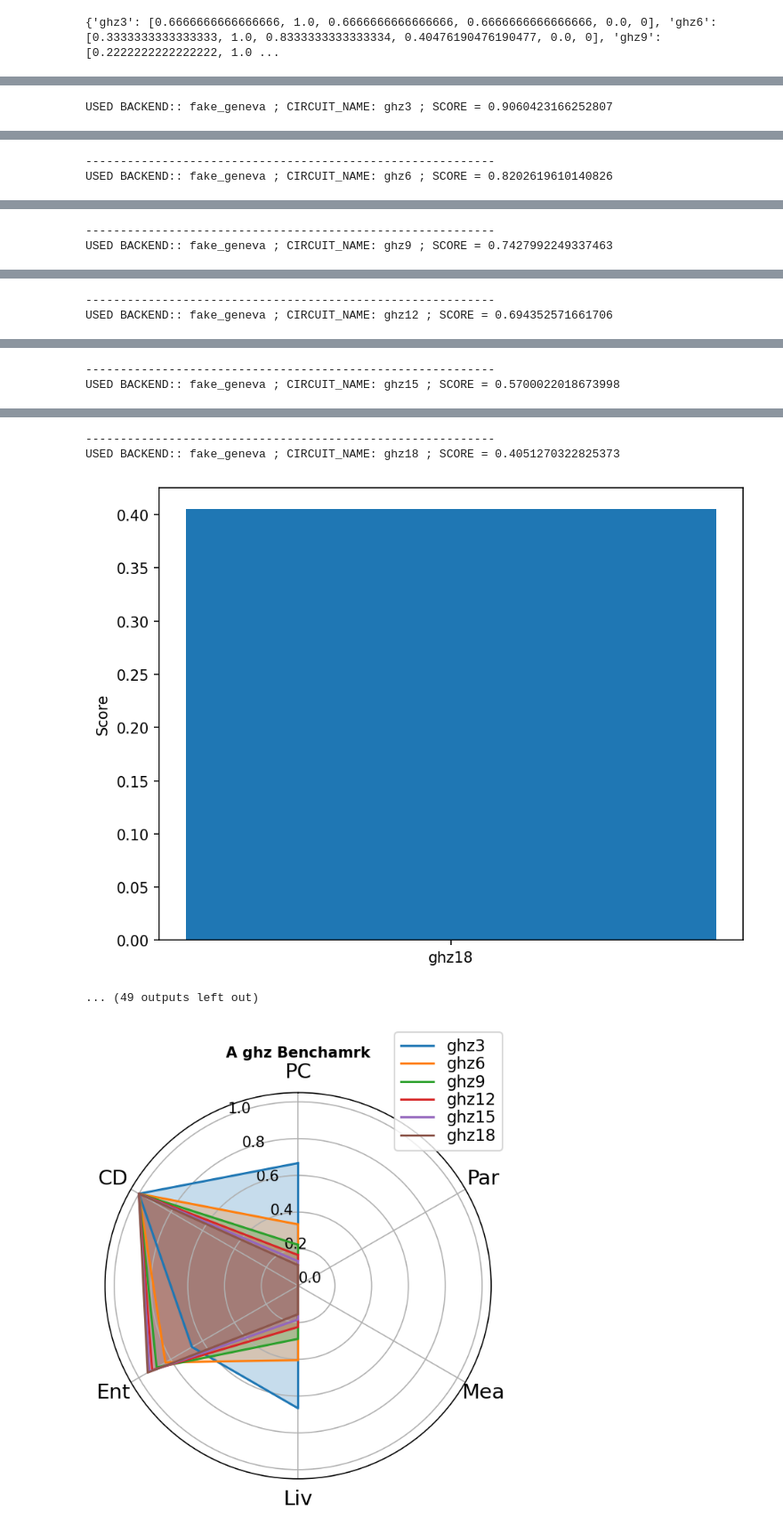
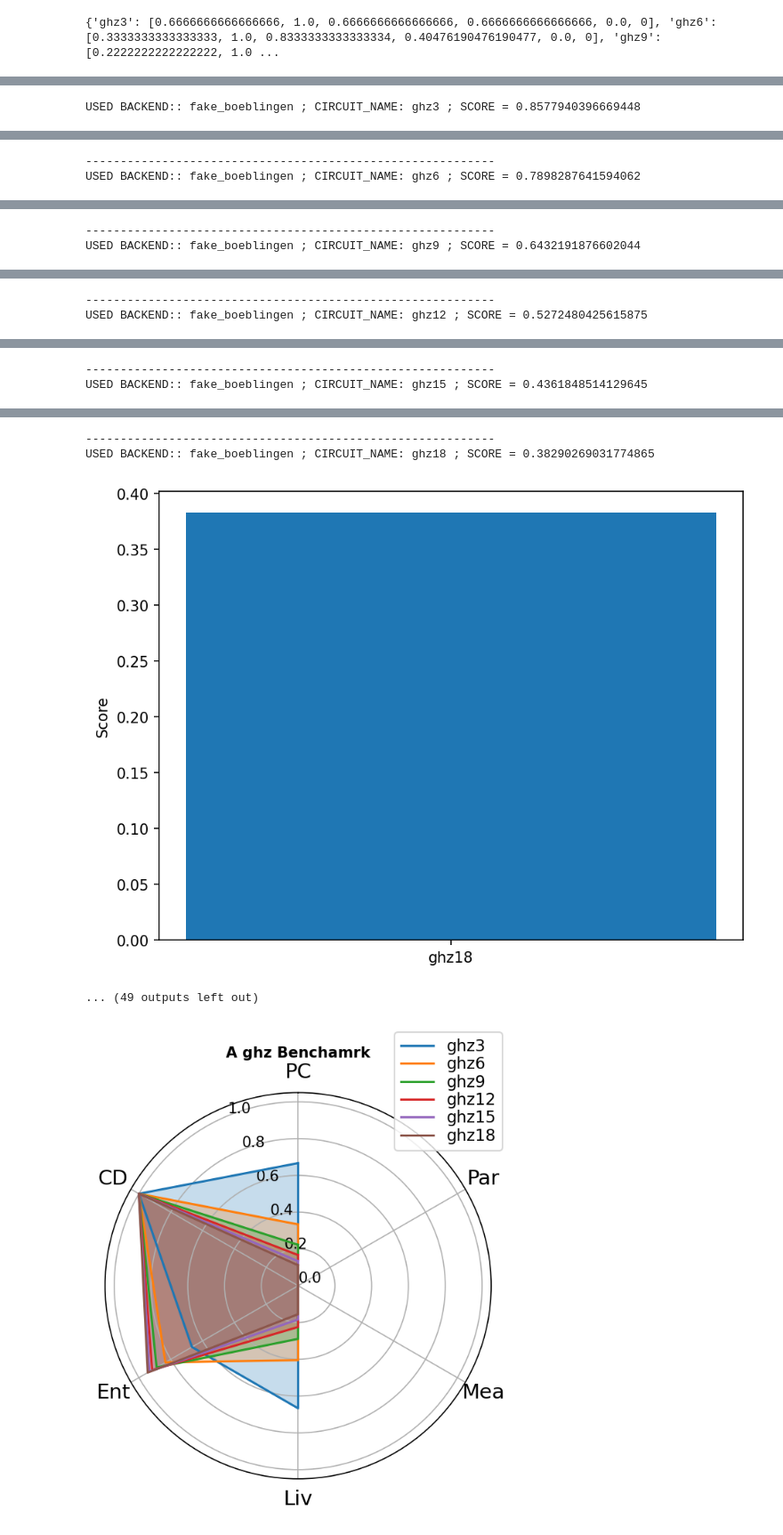
Before and after one commit to vandnaChaturvedi/Supermarq_benchmark_POC, a Jupyter notebook: sm_GHZ.ipynb, the cells around one changed output, grey strips where cells are left out. Shown: that part at 89% size. Saved outputs shown, nothing was run; the diff lists cells and outputs as text; code cells hidden in the pictures.

```diff
--- a/sm_GHZ.ipynb
+++ b/sm_GHZ.ipynb
@@ -13,6 +13,7 @@ upper_limit= 20 # the lower limit of qubits for the circuit
 steps= 3 #jump in qubit numbers
 name_of_algo='ghz'
 # %%
-all_fakes=[FakeAlmadenV2,FakeArmonkV2,FakeAthensV2,FakeAuckland,FakeBelemV2,FakeBoeblingenV2,FakeBogotaV2,FakeBrooklynV2,FakeBurlingtonV2,FakeCairoV2,FakeCambridgeV2,FakeCasablancaV2,FakeEssexV2,FakeGeneva,FakeGuadalupeV2,FakeHanoiV2,FakeJakartaV2,FakeJohannesburgV2,FakeKolkataV2,FakeLagosV2,FakeLimaV2,FakeLondonV2,FakeManhattanV2,FakeManilaV2,FakeMelbourneV2,FakeMontrealV2,FakeMumbaiV2,FakeNairobiV2,FakeOslo,FakeOurenseV2,FakeParisV2,FakePerth,FakePrague,FakePoughkeepsieV2,FakeQuitoV2,FakeRochesterV2,FakeRomeV2,FakeSantiagoV2,FakeSherbrooke,FakeSingaporeV2,FakeSydneyV2,FakeTorontoV2,FakeValenciaV2,FakeVigoV2,FakeWashingtonV2,FakeYorktownV2]
-import random; selected_fakes = random.sample(all_fakes, f)
-selected_fakes  # having any randomly selected 5 fake backends out of 46 mentioned in the inital list
+#all_fakes=[FakeAlmadenV2,FakeArmonkV2,FakeAthensV2,FakeAuckland,FakeBelemV2,FakeBoeblingenV2,FakeBogotaV2,FakeBrooklynV2,FakeBurlingtonV2,FakeCairoV2,FakeCambridgeV2,FakeCasablancaV2,FakeEssexV2,FakeGeneva,FakeGuadalupeV2,FakeHanoiV2,FakeJakartaV2,FakeJohannesburgV2,FakeKolkataV2,FakeLagosV2,FakeLimaV2,FakeLondonV2,FakeManhattanV2,FakeManilaV2,FakeMelbourneV2,FakeMontrealV2,FakeMumbaiV2,FakeNairobiV2,FakeOslo,FakeOurenseV2,FakeParisV2,FakePerth,FakePrague,FakePoughkeepsieV2,FakeQuitoV2,FakeRochesterV2,FakeRomeV2,FakeSantiagoV2,FakeSherbrooke,FakeSingaporeV2,FakeSydneyV2,FakeTorontoV2,FakeValenciaV2,FakeVigoV2,FakeWashingtonV2,FakeYorktownV2]
+#selected_fakes = random.sample(all_fakes, f)
+#selected_fakes  # having any randomly selected 5 fake backends out of 46 mentioned in the inital list
+selected_fakes=[FakeBoeblingenV2,FakeRomeV2,FakeGeneva,FakeTorontoV2,FakeRochesterV2]
@@ -64,7 +48,6 @@ print(benchmark_features)
 # %% [output]
 {'ghz3': [0.6666666666666666, 1.0, 0.6666666666666666, 0.6666666666666666, 0.0, 0], 'ghz6': [0.3333333333333333, 1.0, 0.8333333333333334, 0.40476190476190477, 0.0, 0], 'ghz9': [0.2222222222222222, 1.0 ...
 # %%
-%time
 import time
 import pandas as pd
 from IPython.display import display
@@ -77,25 +60,25 @@ for backend in selected_fakes:
         circuit=benchmark.qiskit_circuit()
         score_list=[]
         timetaken=[]
-        for i in range(0,5):
+        for i in range(0,1):
             start=time.time()
             job = backend().run(circuit, shots=1000)
-            end=time.time()-start
             result = job.result()
             counts = job.result(0).get_counts()
             score = benchmark.score(counts)
+            end=time.time()-start
             score_list.append(score)
             t=job.result(0).time_taken
             timetaken.append(t)
-            #print(i+1,"th iteration Execution time::",t)
-            print(label ," ExecutionTime:",t,"")
-        print("------------------------------------------")
+            print(i+1,"th iteration Execution time::",t, "Total Time Taken ::",end )
+            #print(label ," ExecutionTime:",t,"& Total time:",end)
+        #print("------------------------------------------")
         score = np.mean(score_list)
         sd = np.std(score_list)
         execution_time = np.mean(timetaken)
         dictionary={}
         dictionary["Backend_Time"]=backend().name
-        dictionary["ciruit_Name"]=label
+        dictionary["Ciruit_Name"]=label
         dictionary["Execution_Time"]=execution_time
         dictionary["Total_Time"]=end
         data.append(dictionary)
@@ -159,7 +142,7 @@ for i in selected_fakes:
 # %%
 for label,benchmark,backend,job,score,sd,exec,tot in jobs:
     print("USED BACKEND::",backend().name,"; CIRCUIT_NAME:",label, "; SCORE =",score)
-    supermarq.plotting.plot_results([score], [label])
+    #supermarq.plotting.plot_results([score], [label])   #uncomment this to plot the scores
     print("-----------------------------------------------------------")
 # %% [output]
-USED BACKEND:: fake_geneva ; CIRCUIT_NAME: ghz3 ; SCORE = 0.9060423166252807
+USED BACKEND:: fake_boeblingen ; CIRCUIT_NAME: ghz3 ; SCORE = 0.8577940396669448
@@ -167,2 +150,2 @@ USED BACKEND:: fake_geneva ; CIRCUIT_NAME: ghz3 ; SCORE = 0.9060423166252807
 -----------------------------------------------------------
-USED BACKEND:: fake_geneva ; CIRCUIT_NAME: ghz6 ; SCORE = 0.8202619610140826
+USED BACKEND:: fake_boeblingen ; CIRCUIT_NAME: ghz6 ; SCORE = 0.7898287641594062
@@ -170,2 +153,2 @@ USED BACKEND:: fake_geneva ; CIRCUIT_NAME: ghz6 ; SCORE = 0.8202619610140826
 -----------------------------------------------------------
-USED BACKEND:: fake_geneva ; CIRCUIT_NAME: ghz9 ; SCORE = 0.7427992249337463
+USED BACKEND:: fake_boeblingen ; CIRCUIT_NAME: ghz9 ; SCORE = 0.6432191876602044
@@ -173,2 +156,2 @@ USED BACKEND:: fake_geneva ; CIRCUIT_NAME: ghz9 ; SCORE = 0.7427992249337463
 -----------------------------------------------------------
-USED BACKEND:: fake_geneva ; CIRCUIT_NAME: ghz12 ; SCORE = 0.694352571661706
+USED BACKEND:: fake_boeblingen ; CIRCUIT_NAME: ghz12 ; SCORE = 0.5272480425615875
@@ -176,2 +159,2 @@ USED BACKEND:: fake_geneva ; CIRCUIT_NAME: ghz12 ; SCORE = 0.694352571661706
 -----------------------------------------------------------
-USED BACKEND:: fake_geneva ; CIRCUIT_NAME: ghz15 ; SCORE = 0.5700022018673998
+USED BACKEND:: fake_boeblingen ; CIRCUIT_NAME: ghz15 ; SCORE = 0.4361848514129645
@@ -179,6 +162,6 @@ USED BACKEND:: fake_geneva ; CIRCUIT_NAME: ghz15 ; SCORE = 0.5700022018673998
 -----------------------------------------------------------
-USED BACKEND:: fake_geneva ; CIRCUIT_NAME: ghz18 ; SCORE = 0.4051270322825373
+USED BACKEND:: fake_boeblingen ; CIRCUIT_NAME: ghz18 ; SCORE = 0.38290269031774865
-[figure, old version]
+[figure, new version]
 ... (49 outputs left out)
 # %%
 names=[]
```
Also changed, not shown: parts of 7 cells of this notebook, 1 other file.
